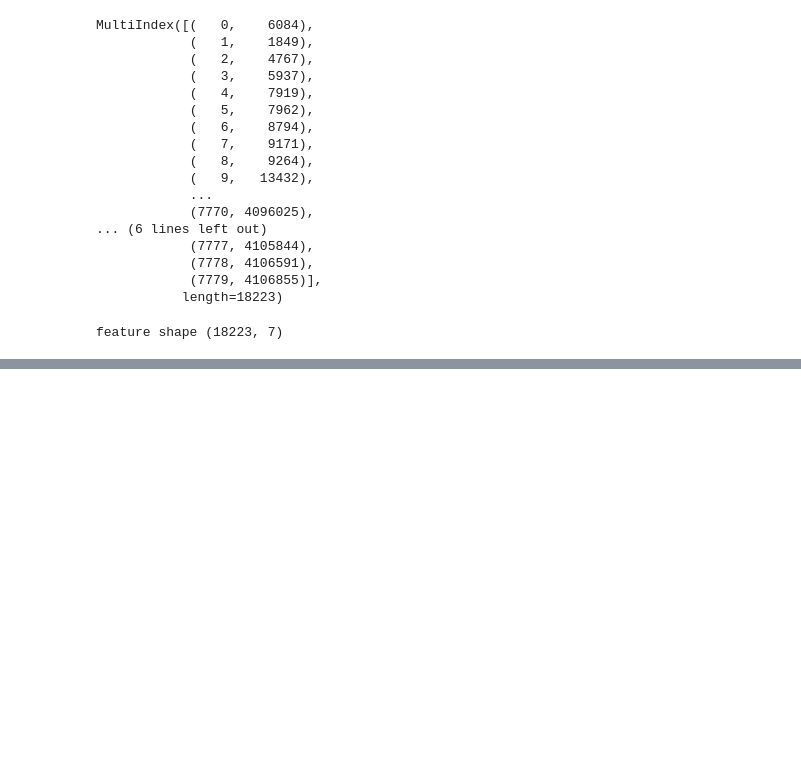
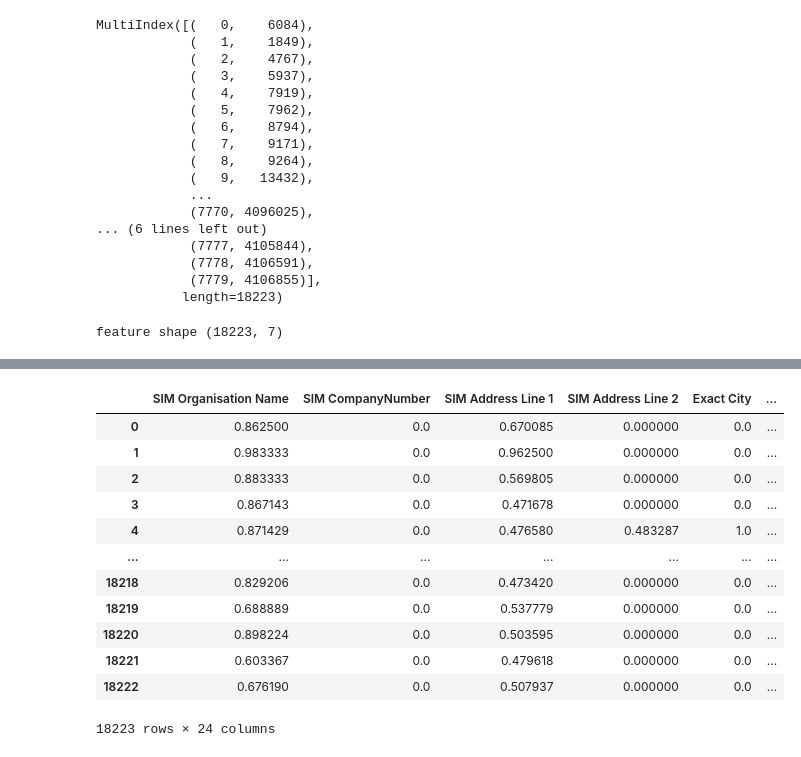
Before and after one commit to jacksim588/Record-Linkage, a Jupyter notebook: General-RL 1.1.ipynb, the cells around one changed output, grey strips where cells are left out. Saved outputs shown, nothing was run; the diff lists cells and outputs as text; code cells hidden in the pictures; blank space fills up the shorter version.

```diff
--- a/General-RL 1.1.ipynb
+++ b/General-RL 1.1.ipynb
@@ -275 +266,18 @@ df_combined
+# %%
+df_combined["label"] = output
+df_combined
+# %% [output]
+|  | SIM Organisation Name | SIM CompanyNumber | SIM Address Line 1 | SIM Address Line 2 | Exact City | ... |
+| 0 | 0.862500 | 0.0 | 0.670085 | 0.000000 | 0.0 | ... |
+| 1 | 0.983333 | 0.0 | 0.962500 | 0.000000 | 0.0 | ... |
+| 2 | 0.883333 | 0.0 | 0.569805 | 0.000000 | 0.0 | ... |
+| 3 | 0.867143 | 0.0 | 0.471678 | 0.000000 | 0.0 | ... |
+| 4 | 0.871429 | 0.0 | 0.476580 | 0.483287 | 1.0 | ... |
+| ... | ... | ... | ... | ... | ... | ... |
+| 18218 | 0.829206 | 0.0 | 0.473420 | 0.000000 | 0.0 | ... |
+| 18219 | 0.688889 | 0.0 | 0.537779 | 0.000000 | 0.0 | ... |
+| 18220 | 0.898224 | 0.0 | 0.503595 | 0.000000 | 0.0 | ... |
+| 18221 | 0.603367 | 0.0 | 0.479618 | 0.000000 | 0.0 | ... |
+| 18222 | 0.676190 | 0.0 | 0.507937 | 0.000000 | 0.0 | ... |
+18223 rows × 24 columns
 # %%
```
Also changed, not shown: parts of 7 cells of this notebook, 2 other files.
